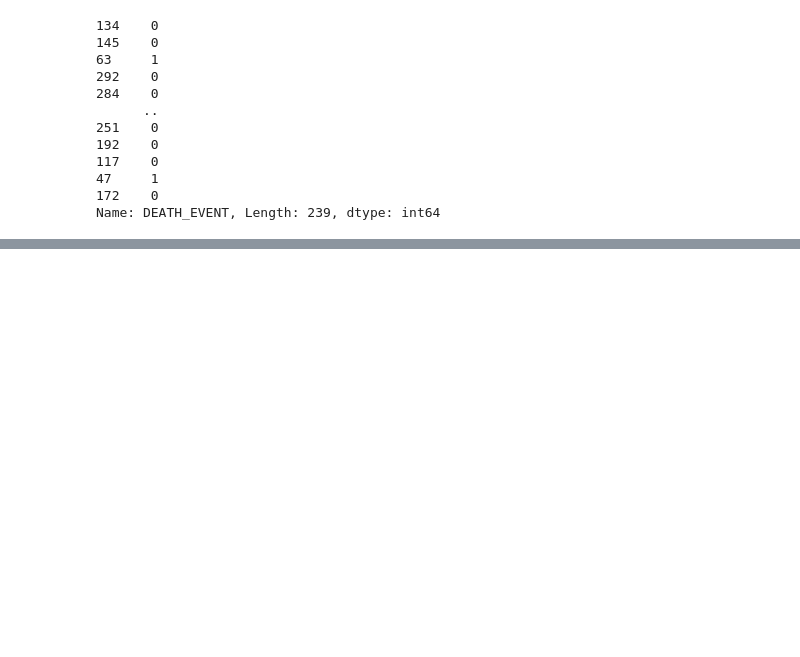
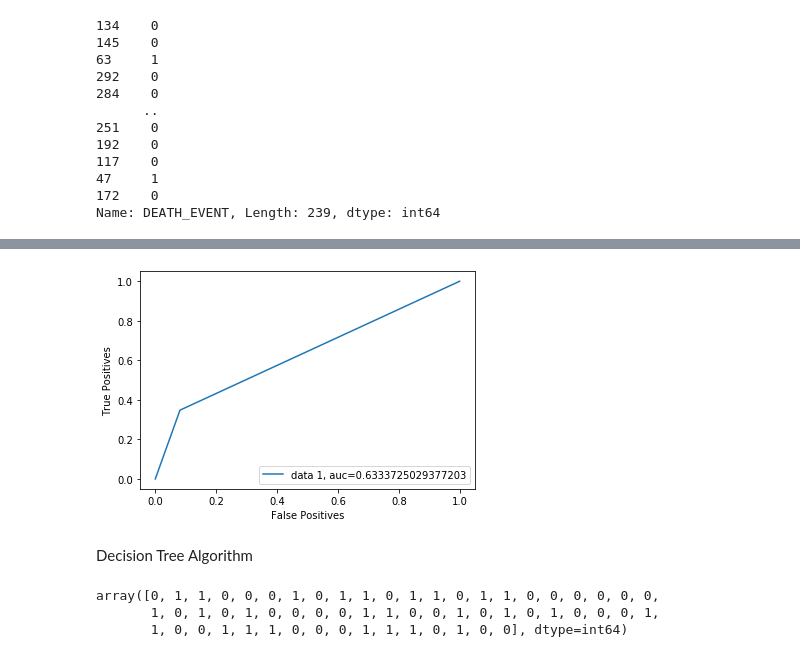
Before and after one commit to JoyitaH/Sample_projects_ML, a Jupyter notebook: Heart Failure_ML.ipynb, the cells around one changed output, grey strips where cells are left out. Drawn from its saved outputs; the diff is of its cells as text; code cells hidden in the pictures; blank space fills up the shorter version.

```diff
--- a/Heart Failure_ML.ipynb
+++ b/Heart Failure_ML.ipynb
@@ -250,0 +240,15 @@ plt.show()
+# %%
+#Model development and prediction
+
+#sklearn model to load Naive bayes package
+from sklearn.naive_bayes import GaussianNB #binary
+from sklearn.naive_bayes import MultinomialNB  #multiclass
+from sklearn.naive_bayes import BernoulliNB
+
+naive =GaussianNB()
+
+#Fit training data
+naive.fit(X_train, Y_train)
+
+#Predict unseen data on trained model
+Y_pred = naive.predict(X_test)
@@ -250,0 +288,16 @@ plt.show()
+# %%
+from sklearn.metrics import roc_curve
+import matplotlib.pyplot as plt
+
+Y_pred_proba = logreg.predict_proba(X_test)[::,1]
+fpr, tpr, _ = roc_curve(Y_test,  Y_pred)
+auc = roc_auc_score(Y_test, Y_pred)
+plt.plot(fpr,tpr,label="data 1, auc="+str(auc))
+plt.xlabel("False Positives")
+plt.ylabel("True Positives")
+plt.legend(loc=4)
+plt.show()
+# %% [output]
+[figure, added]
+# %% [markdown]
+Decision Tree Algorithm
@@ -250,0 +315,6 @@ plt.show()
+# %%
+Y_pred
+# %% [output]
+array([0, 1, 1, 0, 0, 0, 1, 0, 1, 1, 0, 1, 1, 0, 1, 1, 0, 0, 0, 0, 0, 0,
+       1, 0, 1, 0, 1, 0, 0, 0, 0, 1, 1, 0, 0, 1, 0, 1, 0, 1, 0, 0, 0, 1,
+       1, 0, 0, 1, 1, 1, 0, 0, 0, 1, 1, 1, 0, 1, 0, 0], dtype=int64)
```
Also changed, not shown: parts of 30 cells of this notebook, 8 other files.
